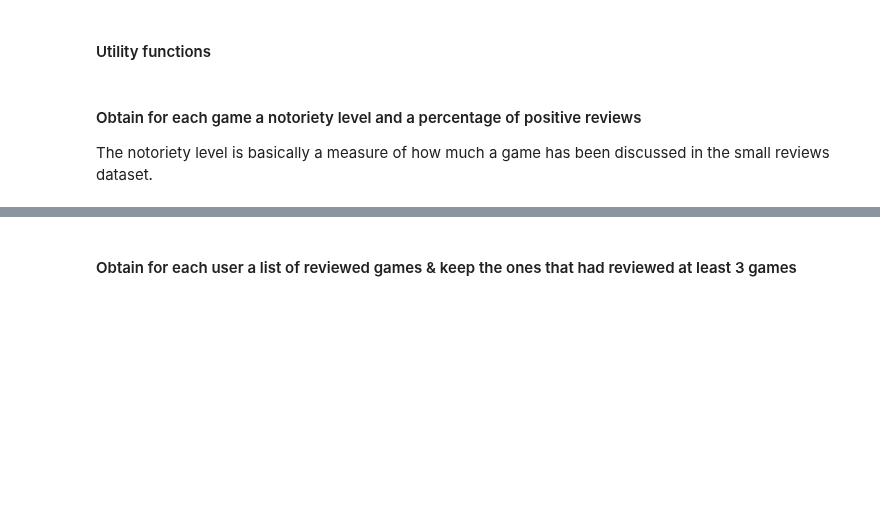
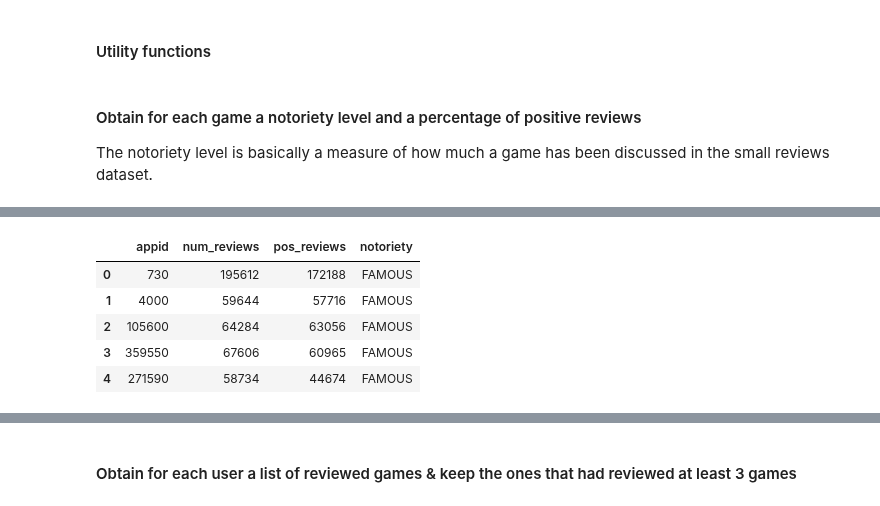
Before and after one commit to Amatofrancesco99/dsbda2022, a Jupyter notebook: notebooks/hypotheses/distributed/6-7th.ipynb, the cells around one changed output, grey strips where cells are left out. Drawn from its saved outputs; the diff is of its cells as text; code cells hidden in the pictures; blank space fills up the shorter version.

Commit message:
Update 6th/7th hypotheses notebook to highlight the problem regarding Spark UDFs with ad-hoc functions

```diff
--- a/notebooks/hypotheses/distributed/6-7th.ipynb
+++ b/notebooks/hypotheses/distributed/6-7th.ipynb
@@ -106,7 +114,7 @@ def num_revs_to_label(num_rev:int)->str:
     """ Get notoriety label from number of reviews """
     if num_rev < THRESH1:
         return 'NICHE'
-    elif   THRESH1 < num_rev < THRESH2:
+    elif THRESH1 <= num_rev < THRESH2:
         return 'KNOWN'
     else:
         return 'FAMOUS'
@@ -125,4 +133,15 @@ THRESH1, THRESH2
-# %%
-games_df['notoriety'] = games_df.num_reviews.apply(num_revs_to_label)
-games_df['perc_pos_revs'] = (games_df.pos_reviews / games_df.num_reviews) * 100
-games_df.to_spark().limit(5).toPandas()
+# %%
+from pyspark.sql.functions import udf, col
+from pyspark.sql.types import StringType
+
+udf_num_revs_to_label = udf(lambda x: num_revs_to_label(x), StringType())
+
+games_df = games_df.to_spark().withColumn('notoriety', udf_num_revs_to_label(col('num_reviews'))).to_pandas_on_spark()
+games_df.to_spark().limit(5).toPandas()
+# %% [output]
+|  | appid | num_reviews | pos_reviews | notoriety |
+| 0 | 730 | 195612 | 172188 | FAMOUS |
+| 1 | 4000 | 59644 | 57716 | FAMOUS |
+| 2 | 105600 | 64284 | 63056 | FAMOUS |
+| 3 | 359550 | 67606 | 60965 | FAMOUS |
+| 4 | 271590 | 58734 | 44674 | FAMOUS |
```
Also changed, not shown: parts of 16 cells of this notebook.
